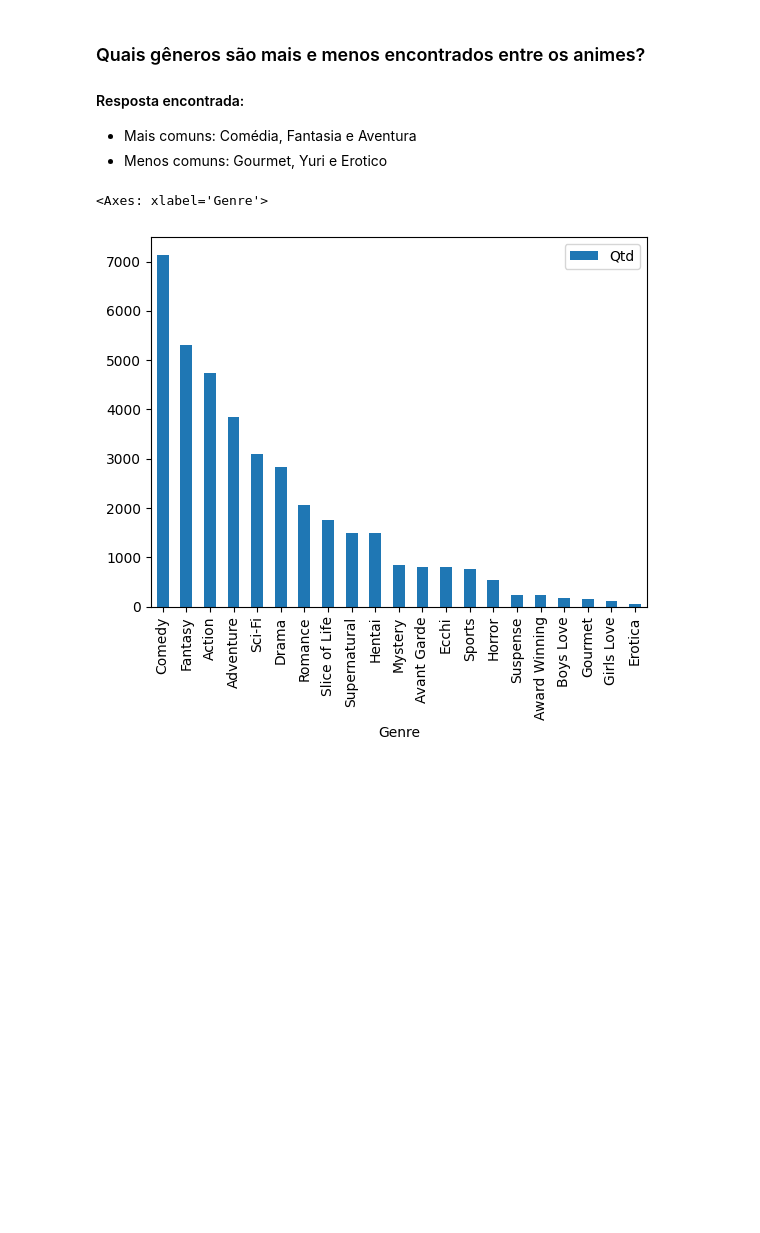
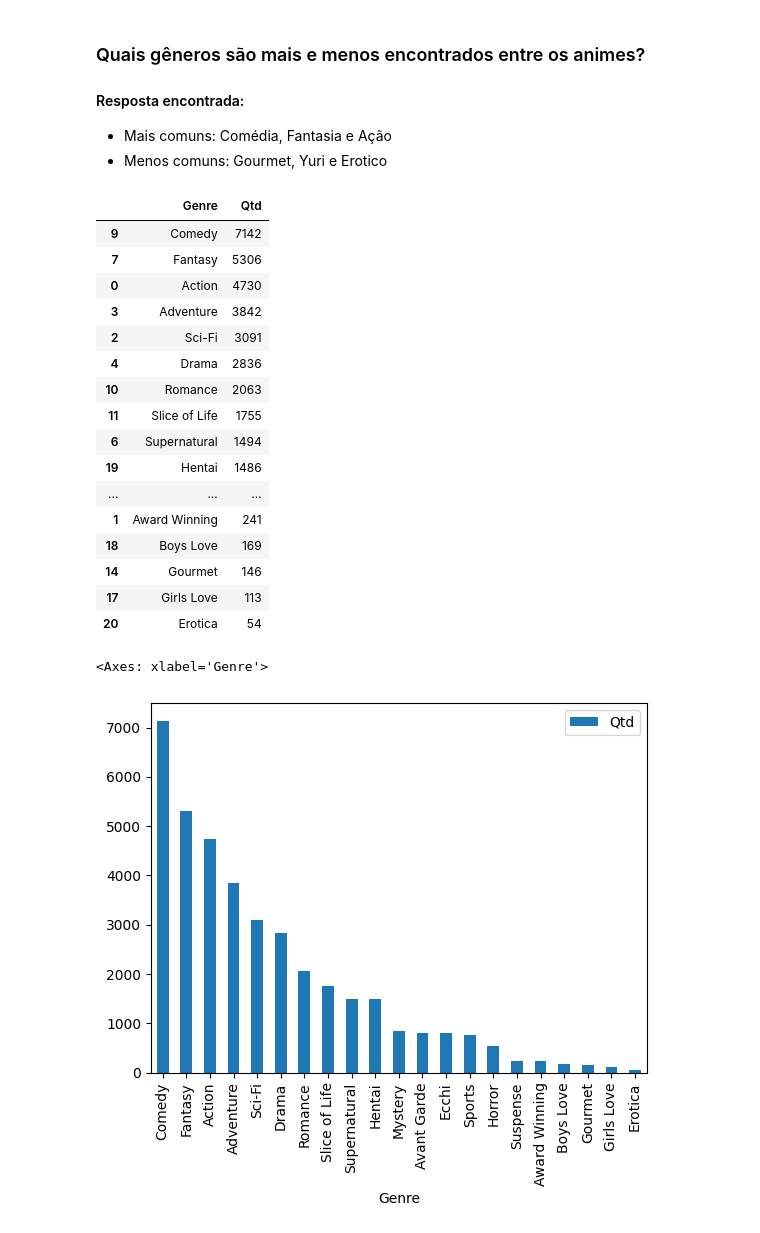
Before and after one commit to lucashensil/Analise-MyAnimeList-2023, a Jupyter notebook: main.ipynb, the cells around one changed output. Drawn from its saved outputs; the diff is of its cells as text; code cells hidden in the pictures; blank space fills up the shorter version.

```diff
--- a/main.ipynb
+++ b/main.ipynb
@@ -1,36 +1,54 @@
 # %%
 import pandas as pd
+import numpy as np
 import matplotlib.pyplot as plt
+import seaborn as sns
 
 data = pd.read_csv('anime-dataset-2023.csv')
-
-data = data.loc[data['Genres'] != 'UNKNOWN']
 # %% [markdown]
 ### Quais gêneros são mais e menos encontrados entre os animes?
 
 #### Resposta encontrada:
--  Mais comuns: Comédia, Fantasia e Aventura
+-  Mais comuns: Comédia, Fantasia e Ação
 -  Menos comuns: Gourmet, Yuri e Erotico
 # %%
-anime_genres = data['Genres'].values
+data_genres = data.loc[data['Genres'] != 'UNKNOWN']
+anime_genres = data_genres['Genres'].values
 dic = {}
 
 for genre in anime_genres:
 
     for each_one in genre.split(','):
         each_one = each_one.strip()
         if not each_one in dic:
             dic[each_one] = 1
         else:
             dic[each_one] += 1
 
 
 
 df = pd.DataFrame(list(dic.items()), columns=['Genre', 'Qtd'])
-# display(df)
 
 df = df.sort_values(by='Qtd', ascending=False)
+display(df)
 df.plot(kind='bar', x='Genre')
 # %% [output]
+|  | Genre | Qtd |
+| 9 | Comedy | 7142 |
+| 7 | Fantasy | 5306 |
+| 0 | Action | 4730 |
+| 3 | Adventure | 3842 |
+| 2 | Sci-Fi | 3091 |
+| 4 | Drama | 2836 |
+| 10 | Romance | 2063 |
+| 11 | Slice of Life | 1755 |
+| 6 | Supernatural | 1494 |
+| 19 | Hentai | 1486 |
+| ... | ... | ... |
+| 1 | Award Winning | 241 |
+| 18 | Boys Love | 169 |
+| 14 | Gourmet | 146 |
+| 17 | Girls Love | 113 |
+| 20 | Erotica | 54 |
 <Axes: xlabel='Genre'>
 [figure]
```
Also changed, not shown: parts of 3 cells of this notebook.
